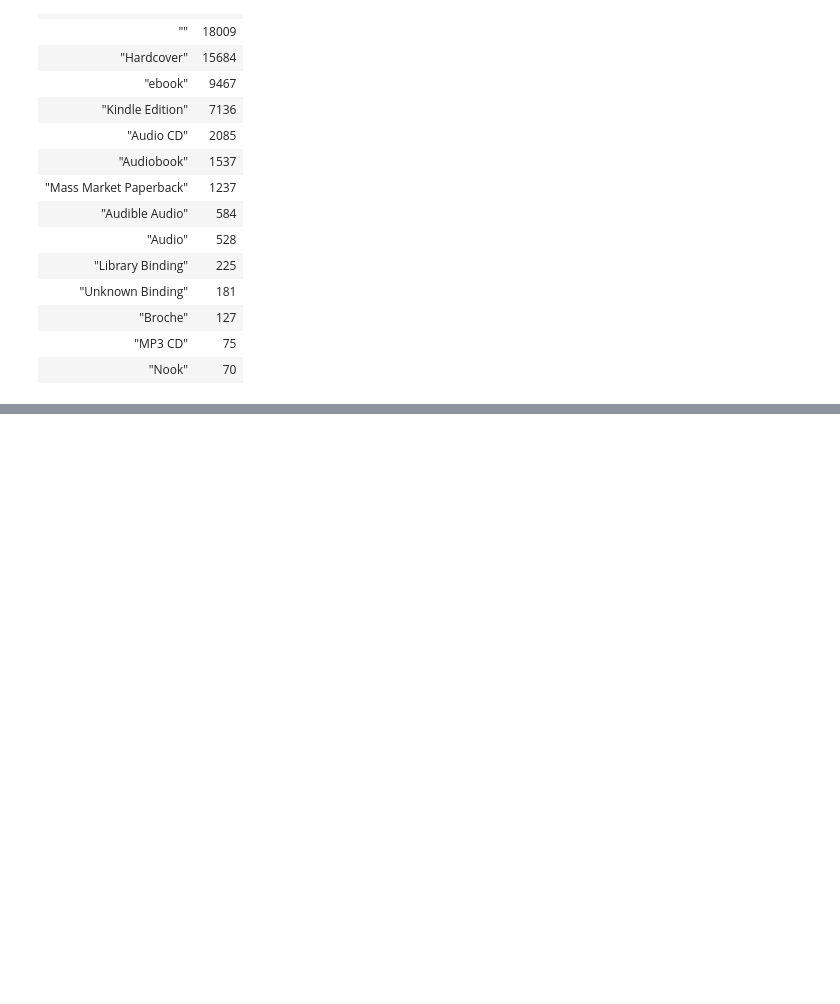
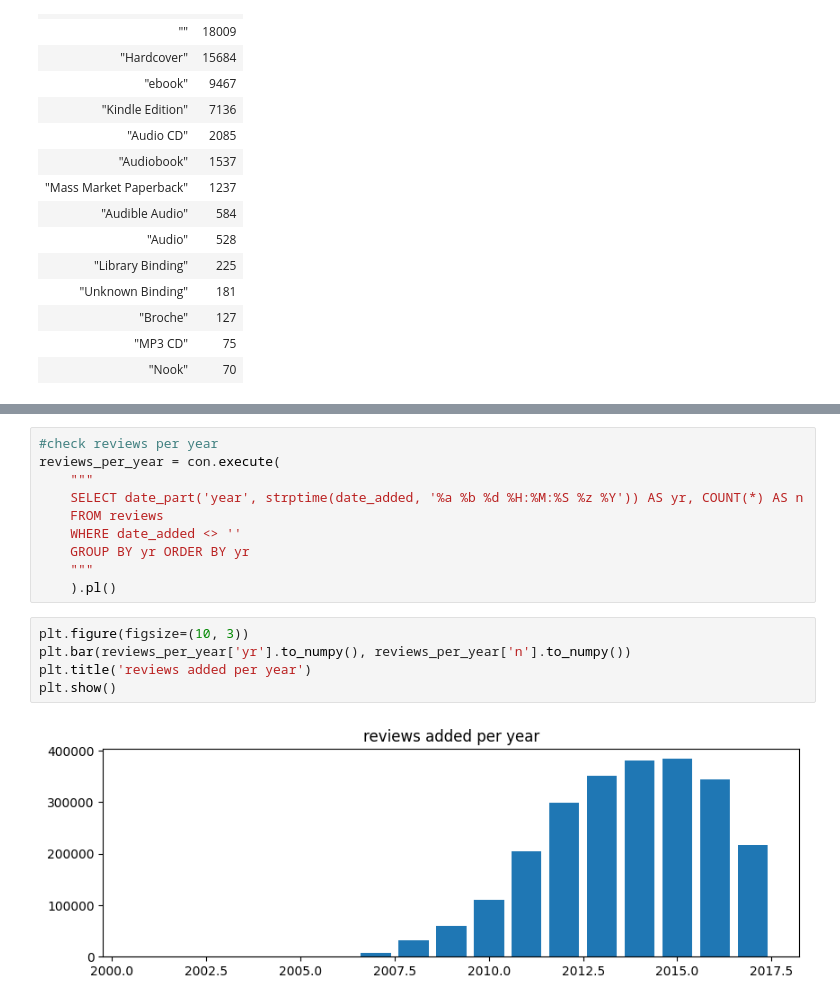
Before and after one commit to ruhanir-dot/GoodReads-YoungAdult-RecSys, a Jupyter notebook: data_exploration.ipynb, the cells around one changed output, grey strips where cells are left out. Drawn from its saved outputs; the diff is of its cells as text; blank space fills up the shorter version.

```diff
--- a/data_exploration.ipynb
+++ b/data_exploration.ipynb
@@ -216,0 +424,17 @@ shape: (15, 2)
+# %%
+#check reviews per year
+reviews_per_year = con.execute(
+    """
+    SELECT date_part('year', strptime(date_added, '%a %b %d %H:%M:%S %z %Y')) AS yr, COUNT(*) AS n
+    FROM reviews
+    WHERE date_added <> ''
+    GROUP BY yr ORDER BY yr
+    """
+    ).pl()
+# %%
+plt.figure(figsize=(10, 3))
+plt.bar(reviews_per_year['yr'].to_numpy(), reviews_per_year['n'].to_numpy())
+plt.title('reviews added per year')
+plt.show()
+# %% [output]
+[figure, added]
```
Also changed, not shown: parts of 31 cells of this notebook.
